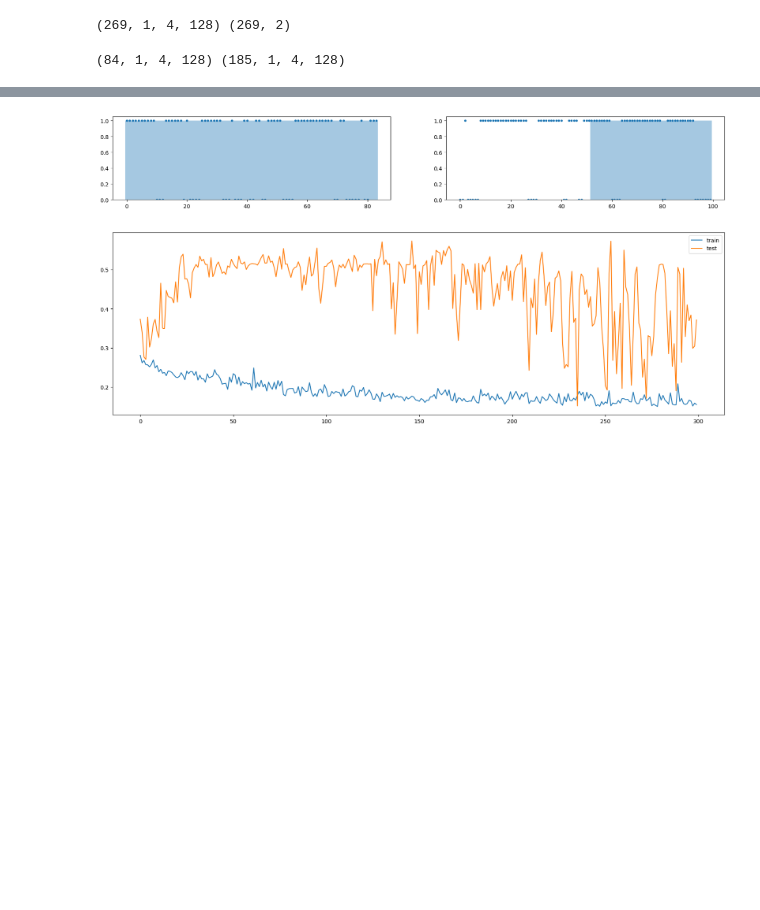
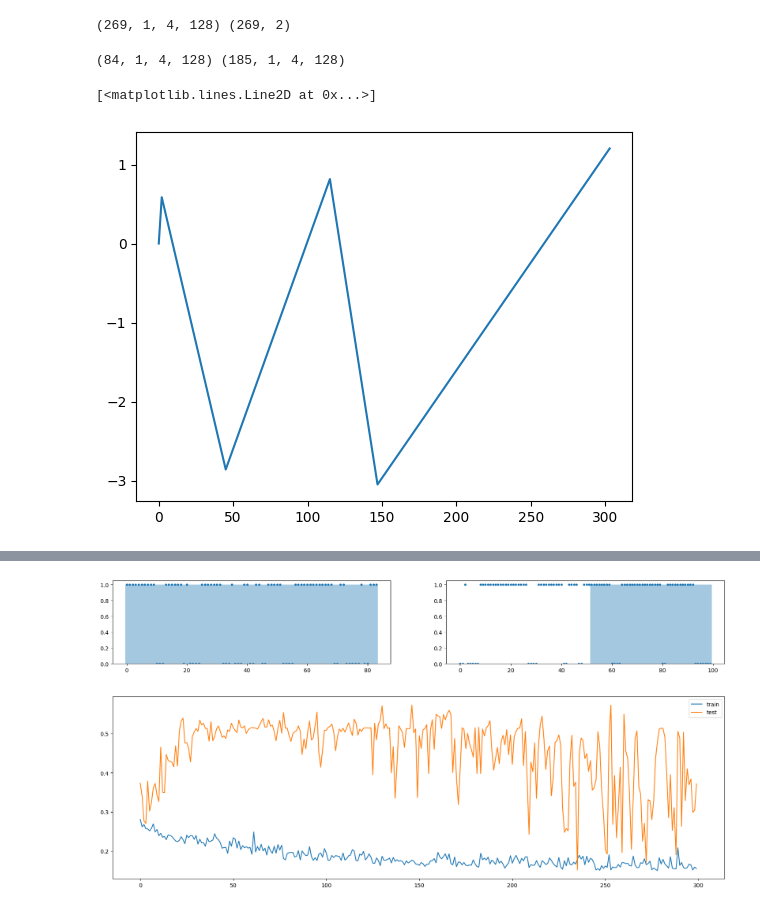
Before and after one commit to binrey/MLTR, a Jupyter notebook: train.ipynb, the cells around one changed output, grey strips where cells are left out. Drawn from its saved outputs; the diff is of its cells as text; code cells hidden in the pictures; blank space fills up the shorter version.

```diff
--- a/train.ipynb
+++ b/train.ipynb
@@ -70,5 +74,10 @@ X_train, X_test, y_train, y_test = X[train_ids], X[test_ids], y[train_ids], y[te
 print(X_train.shape, X_test.shape)
 # %% [output]
 (84, 1, 4, 128) (185, 1, 4, 128)
+# %%
+plt.plot(peaks[false_ids[20]][0], peaks[false_ids[20]][1])
+# %% [output]
+[<matplotlib.lines.Line2D at 0x...>]
+[figure, added]
 # %%
 plt.subplots(figsize=(15, 15))
```
Also changed, not shown: parts of 2 cells of this notebook.
